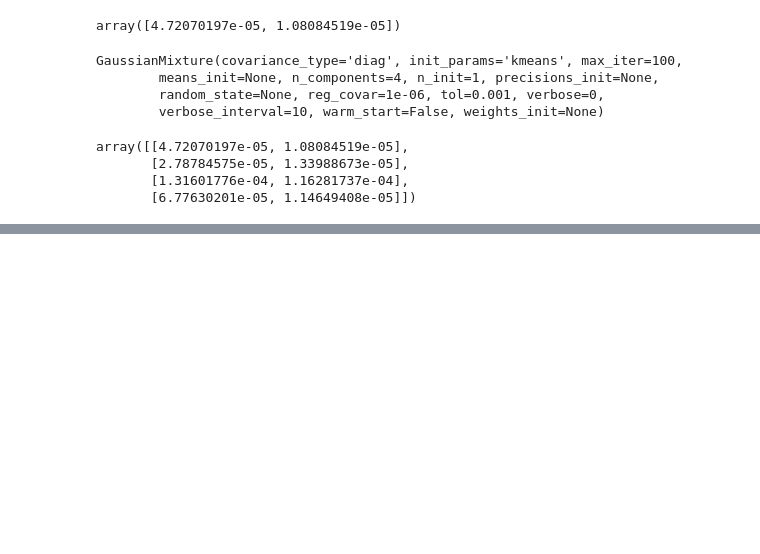
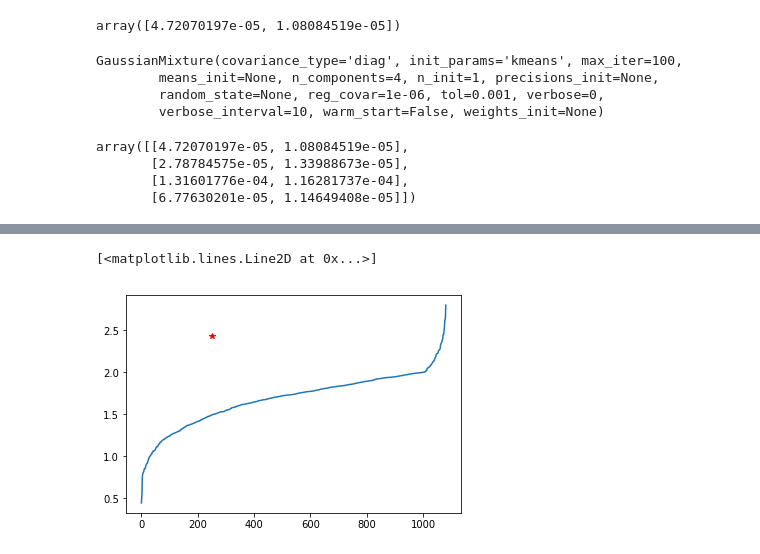
Before and after one commit to jerichooconnell/hdbscan, a Jupyter notebook: notebooks/plot_gmm_selection.ipynb, the cells around one changed output, grey strips where cells are left out. Drawn from its saved outputs; the diff is of its cells as text; code cells hidden in the pictures; blank space fills up the shorter version.

```diff
--- a/notebooks/plot_gmm_selection.ipynb
+++ b/notebooks/plot_gmm_selection.ipynb
@@ -123,0 +293,8 @@ array([[4.72070197e-05, 1.08084519e-05],
+# %%
+plt.figure()
+robust_mahal2.sort()
+plt.plot(robust_mahal2)
+plt.plot(250,robust_mahal2.max()*.87,'r*')
+# %% [output]
+[<matplotlib.lines.Line2D at 0x...>]
+[figure, added]
```
Also changed, not shown: parts of 17 cells of this notebook, 9 other files.
